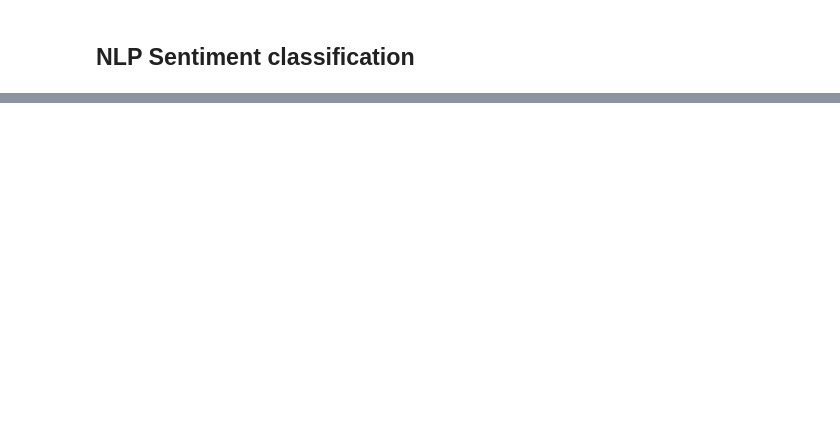
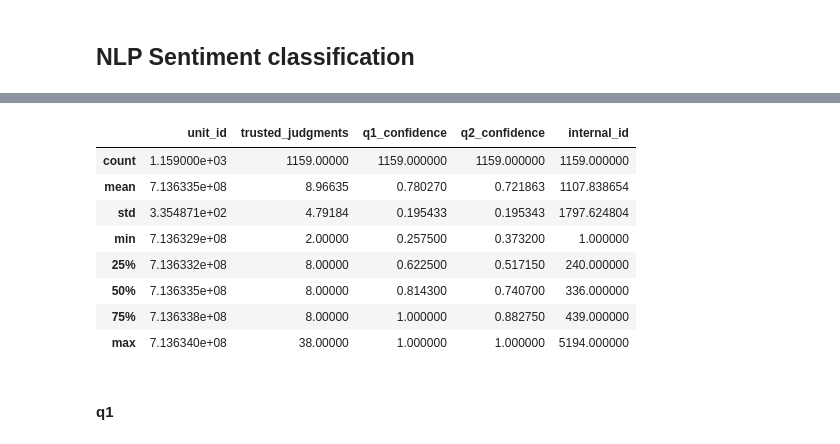
Before and after one commit to amalenkr/NLP--Progressive-issues-sentiment-, a Jupyter notebook: 3- Python/script_Amalou.ipynb, the cells around one changed output, grey strips where cells are left out. Cells and saved outputs as stored; diff of their text form; code cells hidden in the pictures; blank space fills up the shorter version.

```diff
--- a/3- Python/script_Amalou.ipynb
+++ b/3- Python/script_Amalou.ipynb
@@ -24,0 +45,14 @@ pckl.load(open('data_query.p','rb'))
+# %%
+data.describe()
+# %% [output]
+|  | unit_id | trusted_judgments | q1_confidence | q2_confidence | internal_id |
+| count | 1.159000e+03 | 1159.00000 | 1159.000000 | 1159.000000 | 1159.000000 |
+| mean | 7.136335e+08 | 8.96635 | 0.780270 | 0.721863 | 1107.838654 |
+| std | 3.354871e+02 | 4.79184 | 0.195433 | 0.195343 | 1797.624804 |
+| min | 7.136329e+08 | 2.00000 | 0.257500 | 0.373200 | 1.000000 |
+| 25% | 7.136332e+08 | 8.00000 | 0.622500 | 0.517150 | 240.000000 |
+| 50% | 7.136335e+08 | 8.00000 | 0.814300 | 0.740700 | 336.000000 |
+| 75% | 7.136338e+08 | 8.00000 | 1.000000 | 0.882750 | 439.000000 |
+| max | 7.136340e+08 | 38.00000 | 1.000000 | 1.000000 | 5194.000000 |
+# %% [markdown]
+#### q1
```
Also changed, not shown: parts of 19 cells of this notebook, 1 other file.
